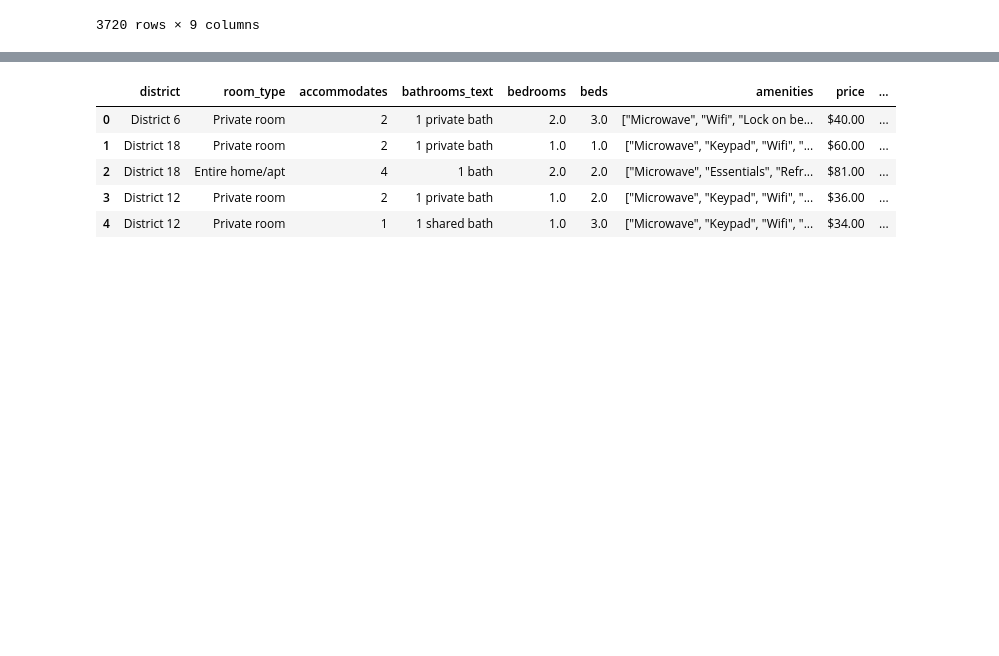
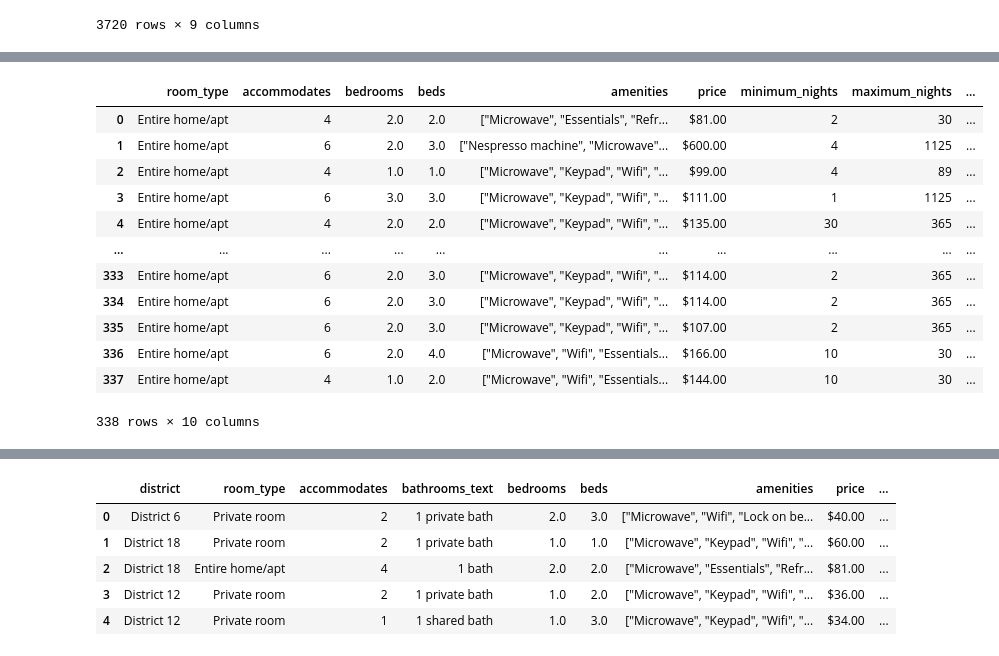
Before and after one commit to JonathanBrown003/Airbnb-A-Closer-Look-Nashville-Asheville, a Jupyter notebook: Analysis_Tu.ipynb, the cells around one changed output, grey strips where cells are left out. Cells and saved outputs as stored; diff of their text form; code cells hidden in the pictures; blank space fills up the shorter version.

```diff
--- a/Analysis_Tu.ipynb
+++ b/Analysis_Tu.ipynb
@@ -1839,0 +2578,9 @@ Getting Characteristics rows for NASHVILLE
+# %%
+# adding district to this dataframe to help merge it to the main dataframe (unknown zip)
+clean_nash_character = nash_rows_df[["neighbourhood_cleansed", "room_type",'accommodates',
+    'bathrooms_text','bedrooms','beds','amenities','price',
+    'minimum_nights','maximum_nights','district']]
+
+clean_nash_character = clean_nash_character.drop(['neighbourhood_cleansed'], axis=1)
+clean_nash_character["district"] = "District" + " " + clean_nash_character['district'].astype(str)
+clean_nash_character.head()
@@ -1839,0 +2607,22 @@ Getting Characteristics rows for NASHVILLE
+# %%
+#Adding two new columns to the existing dataframe.
+#splitting is done on the basis of underscore.
+clean_nash_character[['bathrooms','bath_text','other_bath']] = clean_nash_character.bathrooms_text.apply(
+   lambda x: pd.Series(str(x).split(" ")))
+# %%
+#Drop unused bathroom column
+clean_nash_character.drop(columns = ["bathrooms_text","bath_text","other_bath"])
+# %% [output]
+|  | room_type | accommodates | bedrooms | beds | amenities | price | minimum_nights | maximum_nights | ... |
+| 0 | Entire home/apt | 4 | 2.0 | 2.0 | ["Microwave", "Essentials", "Refr... | $81.00 | 2 | 30 | ... |
+| 1 | Entire home/apt | 6 | 2.0 | 3.0 | ["Nespresso machine", "Microwave"... | $600.00 | 4 | 1125 | ... |
+| 2 | Entire home/apt | 4 | 1.0 | 1.0 | ["Microwave", "Keypad", "Wifi", "... | $99.00 | 4 | 89 | ... |
+| 3 | Entire home/apt | 6 | 3.0 | 3.0 | ["Microwave", "Keypad", "Wifi", "... | $111.00 | 1 | 1125 | ... |
+| 4 | Entire home/apt | 4 | 2.0 | 2.0 | ["Microwave", "Keypad", "Wifi", "... | $135.00 | 30 | 365 | ... |
+| ... | ... | ... | ... | ... | ... | ... | ... | ... | ... |
+| 333 | Entire home/apt | 6 | 2.0 | 3.0 | ["Microwave", "Keypad", "Wifi", "... | $114.00 | 2 | 365 | ... |
+| 334 | Entire home/apt | 6 | 2.0 | 3.0 | ["Microwave", "Keypad", "Wifi", "... | $114.00 | 2 | 365 | ... |
+| 335 | Entire home/apt | 6 | 2.0 | 3.0 | ["Microwave", "Keypad", "Wifi", "... | $107.00 | 2 | 365 | ... |
+| 336 | Entire home/apt | 6 | 2.0 | 4.0 | ["Microwave", "Wifi", "Essentials... | $166.00 | 10 | 30 | ... |
+| 337 | Entire home/apt | 4 | 1.0 | 2.0 | ["Microwave", "Wifi", "Essentials... | $144.00 | 10 | 30 | ... |
+338 rows × 10 columns
```
Also changed, not shown: parts of 87 cells of this notebook, 6 other files.
